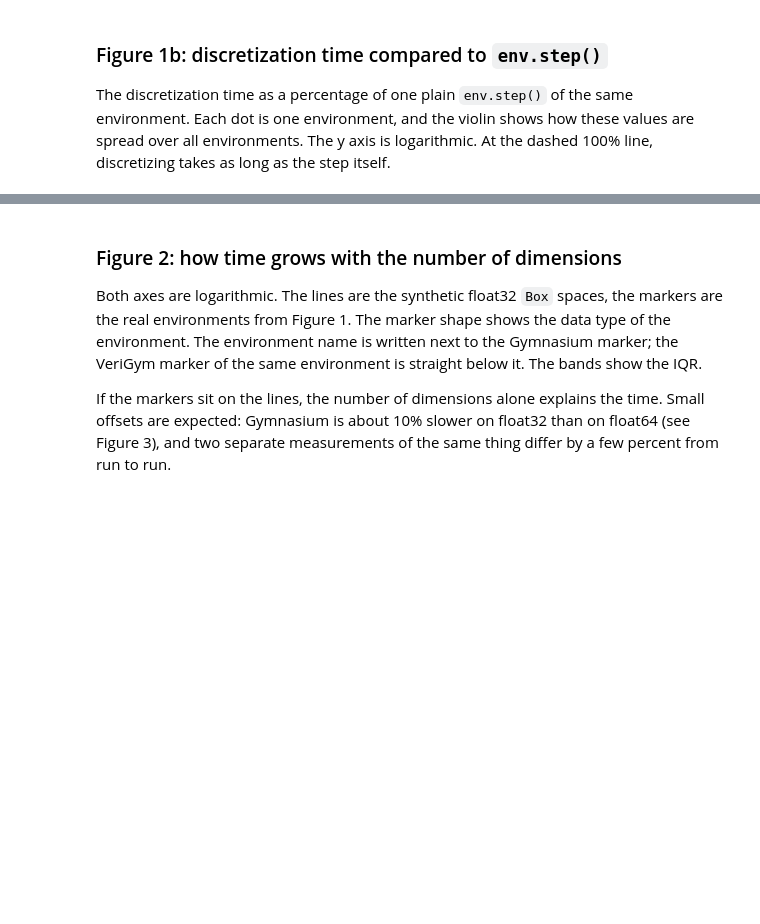
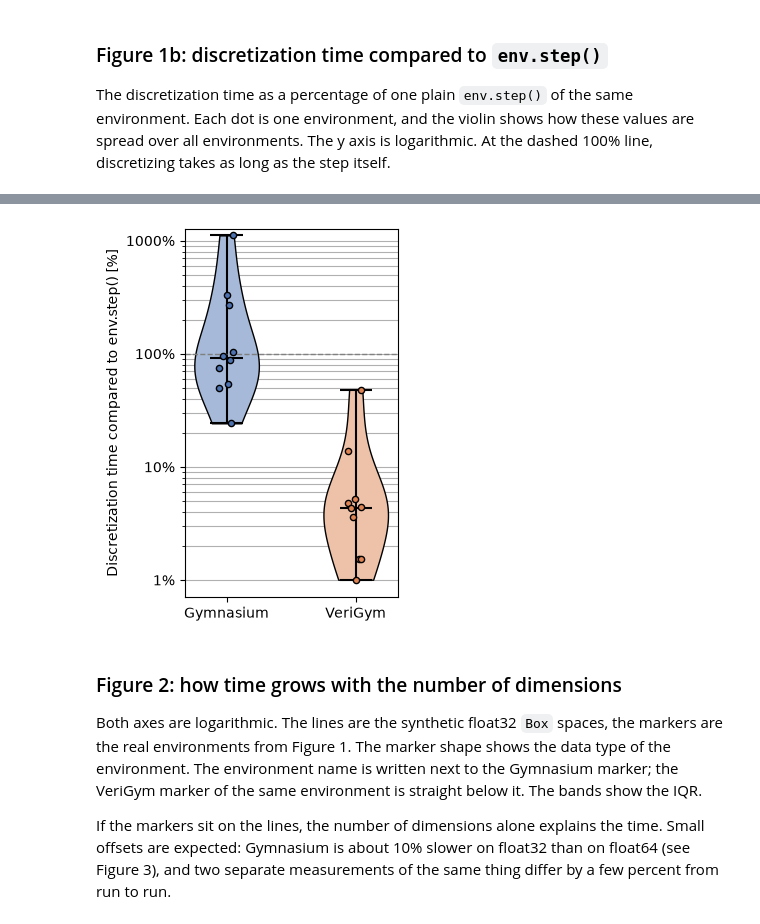
Before and after one commit to ai-fm/VeriGym, a Jupyter notebook: examples/tech_eval_files/discretization_overhead/gymnasium-verigym-benchmark-figures.ipynb, the cells around one changed output, grey strips where cells are left out. Saved outputs shown, nothing was run; the diff lists cells and outputs as text; code cells hidden in the pictures; blank space fills up the shorter version.

```diff
--- a/examples/paper/gymnasium-verigym-benchmark-figures.ipynb
+++ b/examples/tech_eval_files/discretization_overhead/gymnasium-verigym-benchmark-figures.ipynb
@@ -453,3 +424,67 @@ plt.show()
+# %%
+from matplotlib.colors import to_rgb
+
+
+def blend_white(color, amount=0.5):
+    """Mix `color` with white; looks like alpha=`amount` but is opaque."""
+    return tuple(amount * c + (1 - amount) * 1.0 for c in to_rgb(color))
+
+
+fig, ax_v = plt.subplots(
+    num="Figure 1b: Compared to env.step()",
+    figsize=(3, 4),
+    constrained_layout=True,
+)
+
+# Right: discretization time as % of one env.step(). The violins are drawn on
+# log10 of the values, so that their shape matches the log axis.
+rng = np.random.default_rng(SEED)
+log_share = {
+    lib: np.log10([r["median_us"] / r["step_us"] * 100 for r in rows])
+    for lib, rows in [("gymnasium", gym_r), ("verigym", vg_r)]
+}
+
+parts = ax_v.violinplot(list(log_share.values()), positions=[0, 1], showmedians=True)
+
+for body, lib in zip(parts["bodies"], log_share):
+    # Opaque light color (instead of alpha), so the grid does not shine through.
+    body.set(facecolor=blend_white(COLORS[lib]), edgecolor="black", alpha=1)
+
+for key in ["cmins", "cmaxes", "cbars", "cmedians"]:
+    parts[key].set_color("black")
+
+for pos, (lib, values) in enumerate(log_share.items()):
+    jitter = rng.uniform(-0.06, 0.06, len(values))
+    ax_v.scatter(
+        pos + jitter,
+        values,
+        color=COLORS[lib],
+        edgecolor="black",
+        s=20,
+        zorder=3,
+    )
+
+ax_v.axhline(2, color="grey", ls="--", lw=1)  # log10(100%)
+
+all_values = np.concatenate(list(log_share.values()))
+ticks = np.arange(np.floor(all_values.min()), np.ceil(all_values.max()) + 1)
+
+ax_v.set_yticks(ticks, [f"{10**t:g}%" for t in ticks])
+ax_v.set_yticks(
+    [t + np.log10(m) for t in ticks for m in range(2, 10)],
+    minor=True,
+)
+
+ax_v.set_axisbelow(True)
+ax_v.grid(axis="y", which="both")
+
+ax_v.set_xticks([0, 1], [NAMES[lib] for lib in log_share])
+ax_v.set_ylabel("Discretization time compared to env.step() [%]")
+ax_v.set_ylim(None, 3.1)
+
+plt.show()
+# %% [output]
+[figure, added]
 # %% [markdown]
 ### Figure 2: how time grows with the number of dimensions
 
```
Also changed, not shown: parts of 2 cells of this notebook.
